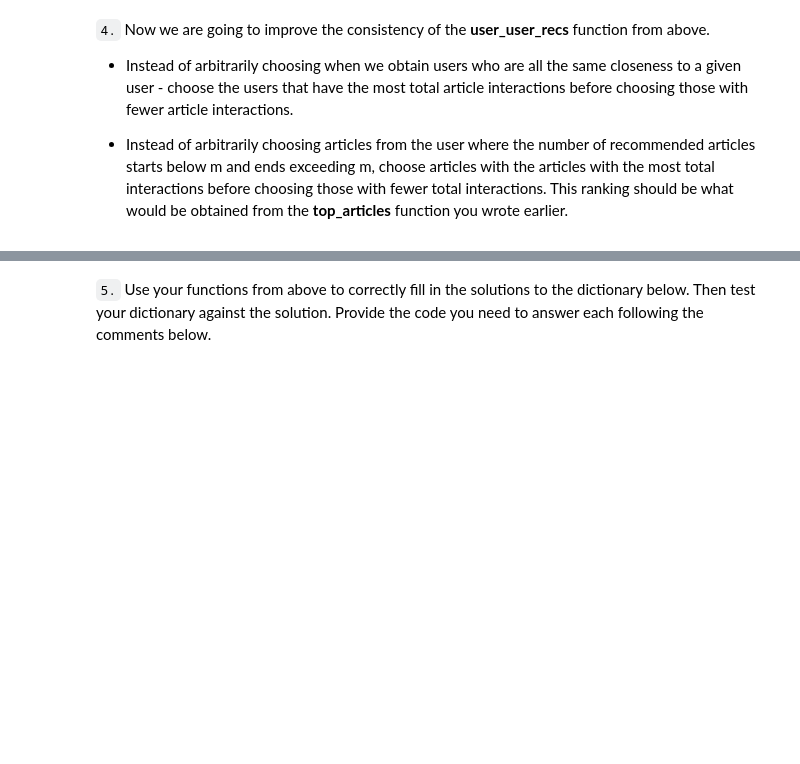
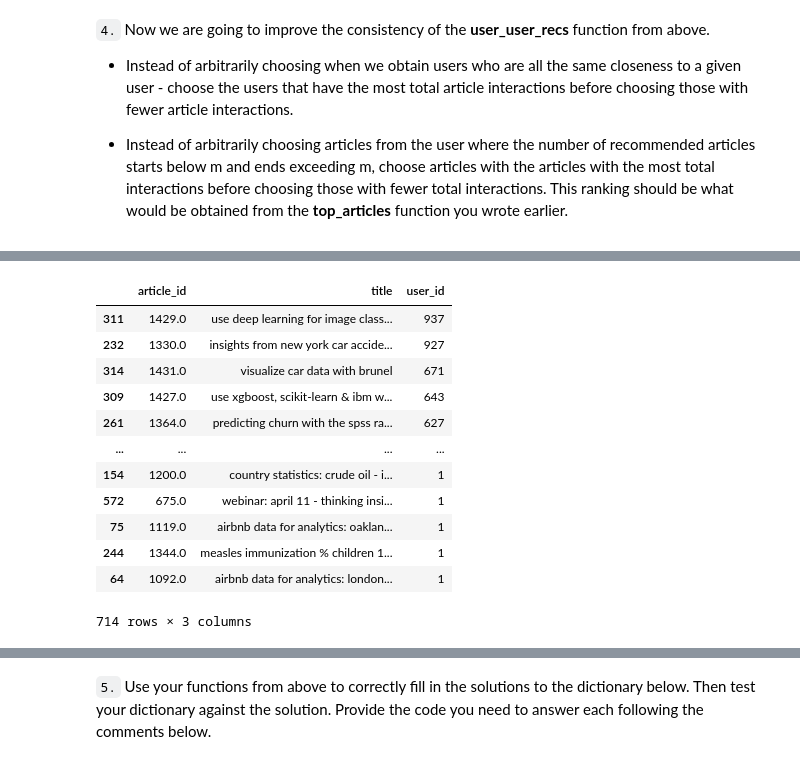
Before and after one commit to rsiwicki/recommender_matrix_system, a Jupyter notebook: Recommendations_with_IBM.ipynb, the cells around one changed output, grey strips where cells are left out. Drawn from its saved outputs; the diff is of its cells as text; code cells hidden in the pictures; blank space fills up the shorter version.

```diff
--- a/Recommendations_with_IBM.ipynb
+++ b/Recommendations_with_IBM.ipynb
@@ -542,0 +628,18 @@ If this is all you see, you passed all of our tests!  Nice job!
+# %%
+df_articles_usr = df.groupby(['article_id','title']).count().reset_index().sort_values(['user_id'],ascending=False)
+#list(df_groupedby_interactions['article_id'])
+df_articles_interactions[df]
+# %% [output]
+|  | article_id | title | user_id |
+| 311 | 1429.0 | use deep learning for image class... | 937 |
+| 232 | 1330.0 | insights from new york car accide... | 927 |
+| 314 | 1431.0 | visualize car data with brunel | 671 |
+| 309 | 1427.0 | use xgboost, scikit-learn & ibm w... | 643 |
+| 261 | 1364.0 | predicting churn with the spss ra... | 627 |
+| ... | ... | ... | ... |
+| 154 | 1200.0 | country statistics: crude oil - i... | 1 |
+| 572 | 675.0 | webinar: april 11 - thinking insi... | 1 |
+| 75 | 1119.0 | airbnb data for analytics: oaklan... | 1 |
+| 244 | 1344.0 | measles immunization % children 1... | 1 |
+| 64 | 1092.0 | airbnb data for analytics: london... | 1 |
+714 rows × 3 columns
```
Also changed, not shown: parts of 8 cells of this notebook.
